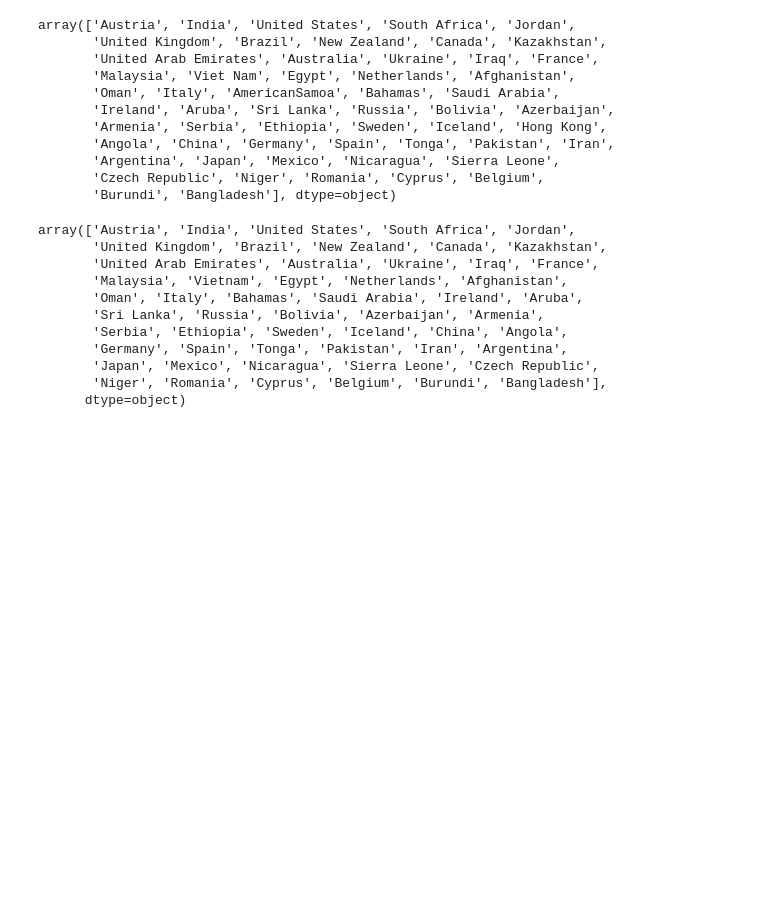
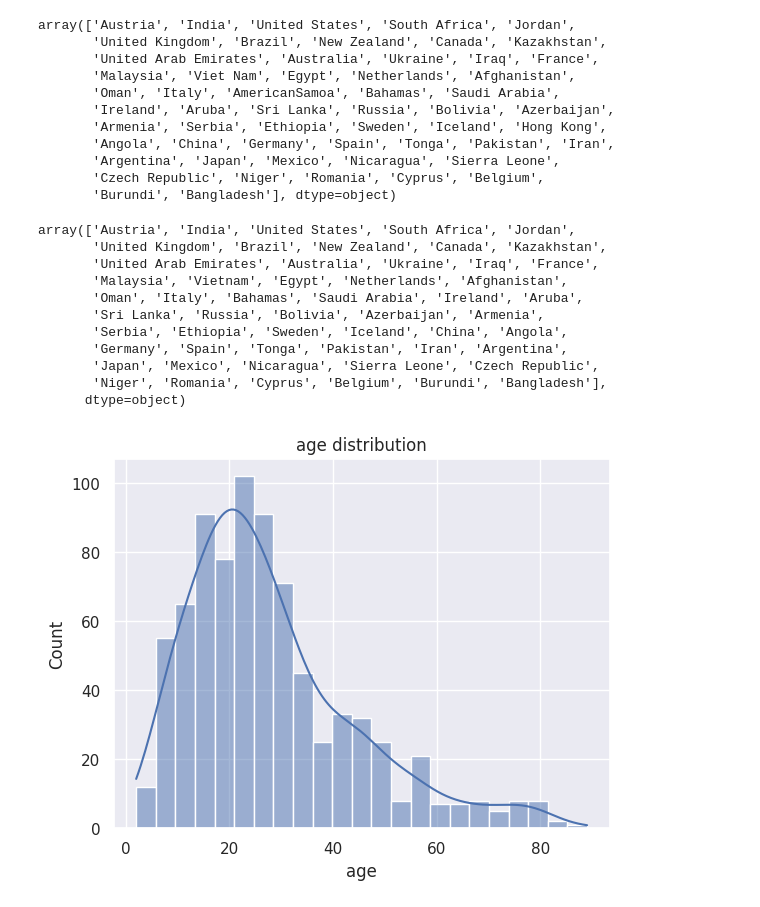
Before and after one commit to kamijoseph/Autism-Model, a Jupyter notebook: notebooks/main.ipynb, the cells around one changed output. Drawn from its saved outputs; the diff is of its cells as text; code cells hidden in the pictures; blank space fills up the shorter version.

Commit message:
age distribution histogram

```diff
--- a/notebooks/main.ipynb
+++ b/notebooks/main.ipynb
@@ -220,3 +220,16 @@ array(['Austria', 'India', 'United States', 'South Africa', 'Jordan',
        'Japan', 'Mexico', 'Nicaragua', 'Sierra Leone', 'Czech Republic',
        'Niger', 'Romania', 'Cyprus', 'Belgium', 'Burundi', 'Bangladesh'],
       dtype=object)
+# %%
+sns.set_theme(
+    style="darkgrid"
+)
+# %%
+# histogram for age
+sns.histplot(
+    data["age"], kde=True
+)
+plt.title("age distribution")
+plt.show()
+# %% [output]
+[figure, added]
```
